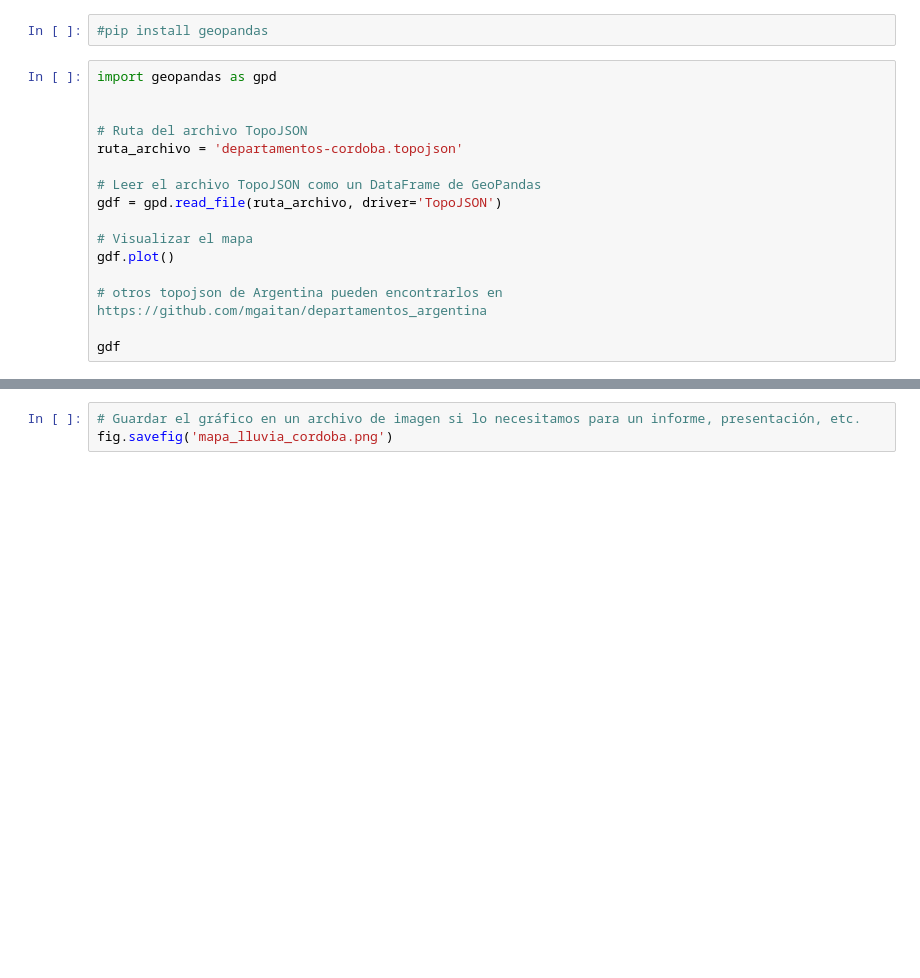
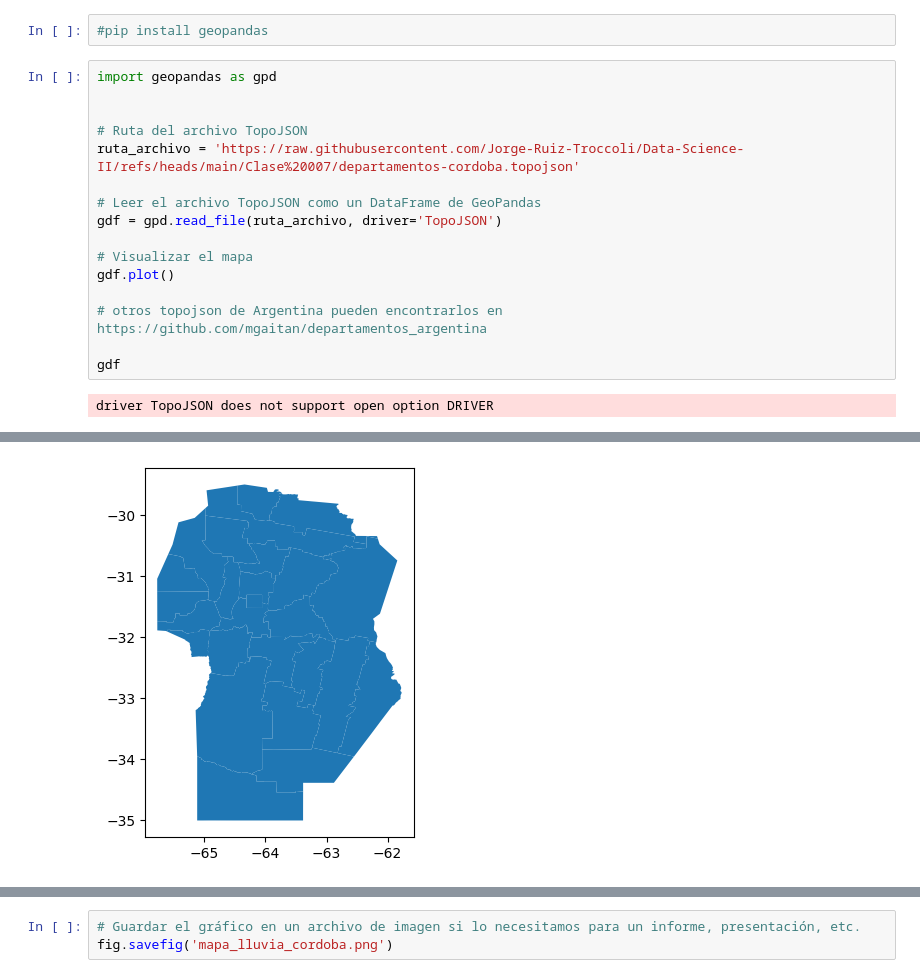
Before and after one commit to Jorge-Ruiz-Troccoli/Data-Science-II, a Jupyter notebook: Clase 007/Ejemplo_2_lluvia_en_cba.ipynb, the cells around one changed output, grey strips where cells are left out. Saved outputs shown, nothing was run; the diff lists cells and outputs as text; blank space fills up the shorter version.

```diff
--- a/Clase 007/Ejemplo_2_lluvia_en_cba.ipynb
+++ b/Clase 007/Ejemplo_2_lluvia_en_cba.ipynb
@@ -11,7 +11,7 @@ import geopandas as gpd
 
 
 # Ruta del archivo TopoJSON
-ruta_archivo = 'departamentos-cordoba.topojson'
+ruta_archivo = 'https://raw.githubusercontent.com/Jorge-Ruiz-Troccoli/Data-Science-II/refs/heads/main/Clase%20007/departamentos-cordoba.topojson'
 
 # Leer el archivo TopoJSON como un DataFrame de GeoPandas
 gdf = gpd.read_file(ruta_archivo, driver='TopoJSON')
@@ -22,3 +22,5 @@ gdf.plot()
 # otros topojson de Argentina pueden encontrarlos en https://github.com/mgaitan/departamentos_argentina
 
 gdf
+# %% [output]
+driver TopoJSON does not support open option DRIVER
@@ -25,3 +44,4 @@ gdf
+[figure, added]
 # %%
 import pandas as pd
 
```
Also changed, not shown: parts of 9 cells of this notebook.
